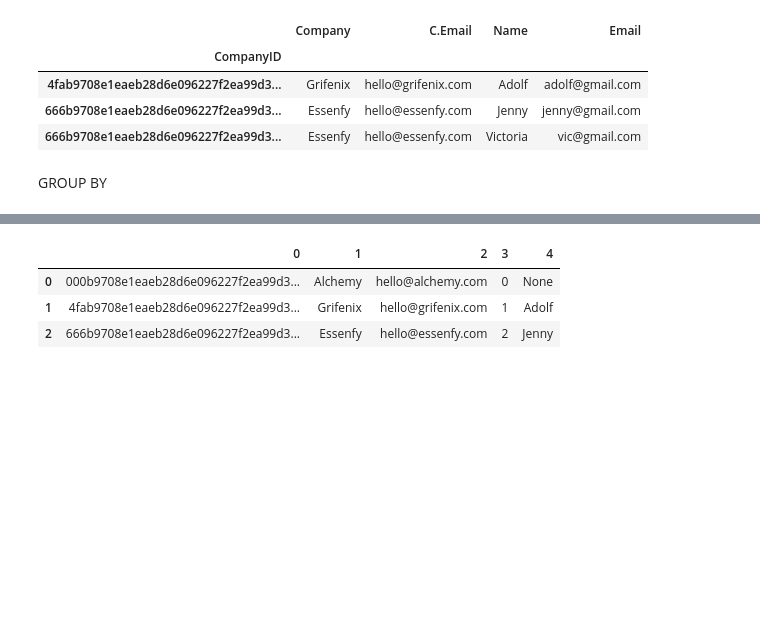
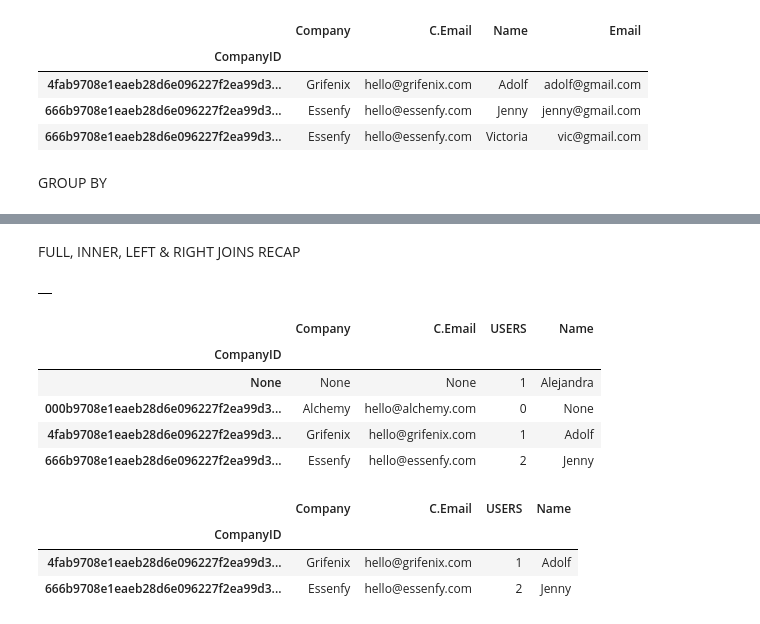
Before and after one commit to SrVladyslav/MLAlchemy, a Jupyter notebook: DataScience/notebooks/SQLiteDatabase/SQLPlayground.ipynb, the cells around one changed output, grey strips where cells are left out. Saved outputs shown, nothing was run; the diff lists cells and outputs as text; code cells hidden in the pictures; blank space fills up the shorter version.

```diff
--- a/DataScience/notebooks/SQLiteDatabase/SQLPlayground.ipynb
+++ b/DataScience/notebooks/SQLiteDatabase/SQLPlayground.ipynb
@@ -242,9 +243,26 @@ groupByExample()
+# %% [markdown]
+FULL, INNER, LEFT & RIGHT JOINS RECAP
 # %%
-# Full join (Outer Join)
+# Adding an d extra company and user
 executeSQL('INSERT OR IGNORE INTO companies_poc (company_id, name, email) VALUES ("000b9708e1eaeb28d6e096227f2ea99d30c20346be3e9fba98a8492943ec8666", "Alchemy", "hello@alchemy.com")')
-groupByExample(join='FULL')
+executeSQL('INSERT OR IGNORE INTO users_poc (usr_id, name, email) VALUES ("123b9708e1eaeb28d6e096227f2ea99d30c20346be3e9fba98a8492943ec8123", "Alejandra", "alejandra@gmail.com")')
 # %% [output]
-|  | 0 | 1 | 2 | 3 | 4 |
-| 0 | 000b9708e1eaeb28d6e096227f2ea99d3... | Alchemy | hello@alchemy.com | 0 | None |
-| 1 | 4fab9708e1eaeb28d6e096227f2ea99d3... | Grifenix | hello@grifenix.com | 1 | Adolf |
-| 2 | 666b9708e1eaeb28d6e096227f2ea99d3... | Essenfy | hello@essenfy.com | 2 | Jenny |
+|  |
+# %%
+# HERE YOU HAVE DISPLAYED ALL THE DATA
+groupByExample(join='FULL')
+# %% [output]
+|  | Company | C.Email | USERS | Name |
+| CompanyID |  |  |  |  |
+| None | None | None | 1 | Alejandra |
+| 000b9708e1eaeb28d6e096227f2ea99d3... | Alchemy | hello@alchemy.com | 0 | None |
+| 4fab9708e1eaeb28d6e096227f2ea99d3... | Grifenix | hello@grifenix.com | 1 | Adolf |
+| 666b9708e1eaeb28d6e096227f2ea99d3... | Essenfy | hello@essenfy.com | 2 | Jenny |
+# %%
+# Only the data that matches into the two tables
+groupByExample(join='INNER')
+# %% [output]
+|  | Company | C.Email | USERS | Name |
+| CompanyID |  |  |  |  |
+| 4fab9708e1eaeb28d6e096227f2ea99d3... | Grifenix | hello@grifenix.com | 1 | Adolf |
+| 666b9708e1eaeb28d6e096227f2ea99d3... | Essenfy | hello@essenfy.com | 2 | Jenny |
```
Also changed, not shown: parts of 3 cells of this notebook, 14 other files.
